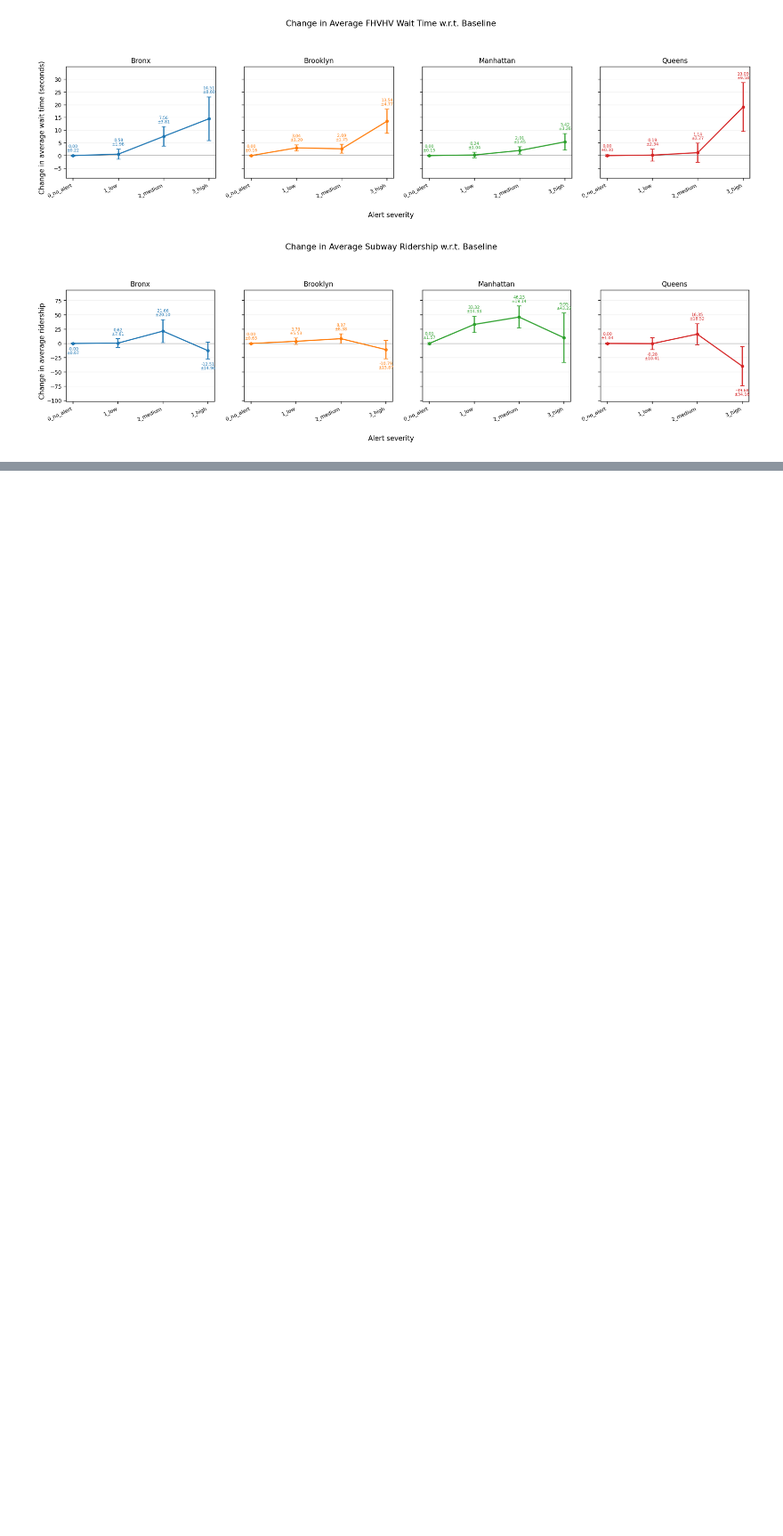
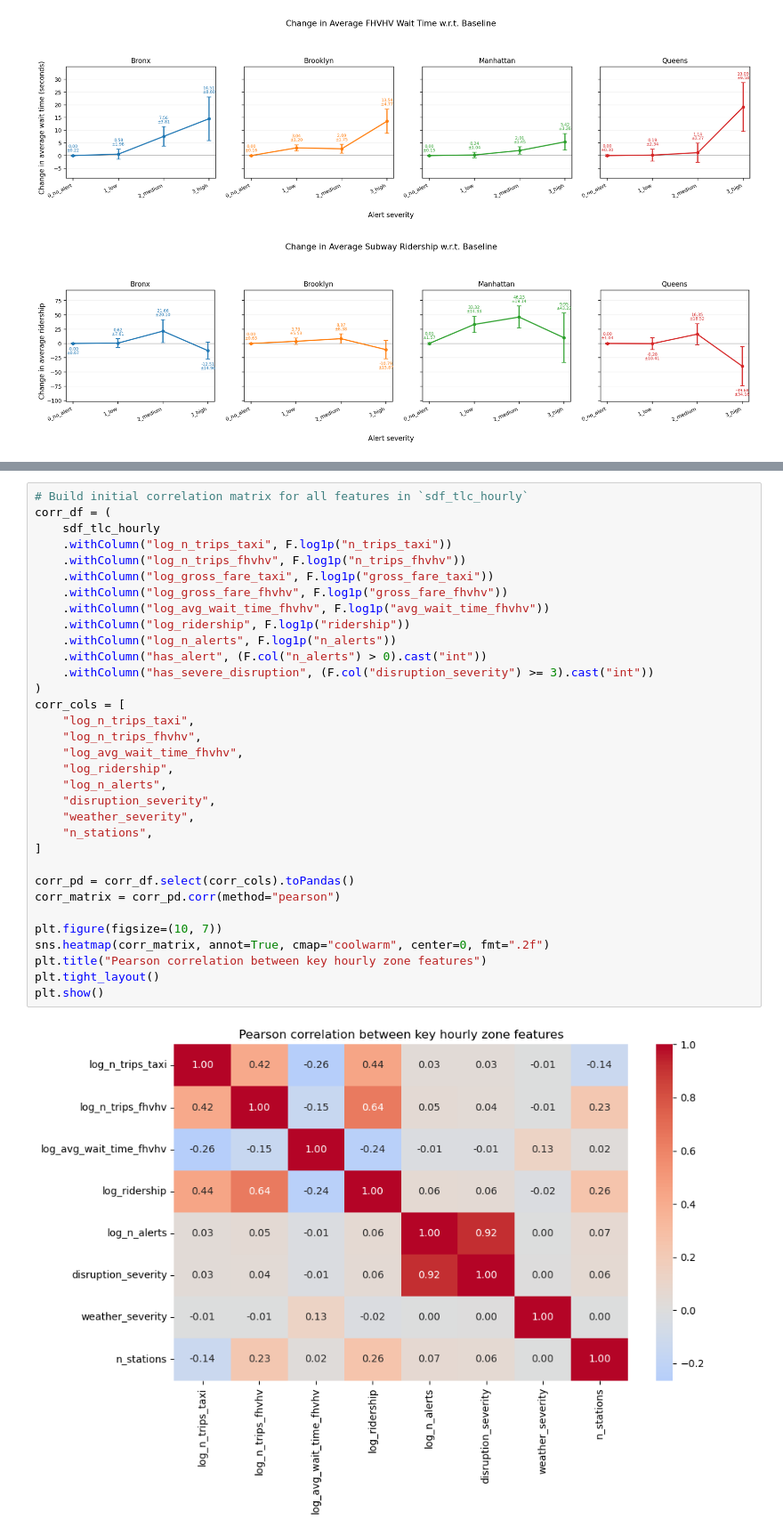
Before and after one commit to hannimeee/nyc_taxi_demand_response, a Jupyter notebook: code/04_exploratory_analysis.ipynb, the cells around one changed output, grey strips where cells are left out. Shown at 89% size. Drawn from its saved outputs; the diff is of its cells as text; blank space fills up the shorter version.

```diff
--- a/code/04_exploratory_analysis.ipynb
+++ b/code/04_exploratory_analysis.ipynb
@@ -1084,0 +1099,35 @@ Visually, there is clear interaction between how the effect of alert severity on
+# %%
+# Build initial correlation matrix for all features in `sdf_tlc_hourly`
+corr_df = (
+    sdf_tlc_hourly
+    .withColumn("log_n_trips_taxi", F.log1p("n_trips_taxi"))
+    .withColumn("log_n_trips_fhvhv", F.log1p("n_trips_fhvhv"))
+    .withColumn("log_gross_fare_taxi", F.log1p("gross_fare_taxi"))
+    .withColumn("log_gross_fare_fhvhv", F.log1p("gross_fare_fhvhv"))
+    .withColumn("log_avg_wait_time_fhvhv", F.log1p("avg_wait_time_fhvhv"))
+    .withColumn("log_ridership", F.log1p("ridership"))
+    .withColumn("log_n_alerts", F.log1p("n_alerts"))
+    .withColumn("has_alert", (F.col("n_alerts") > 0).cast("int"))
+    .withColumn("has_severe_disruption", (F.col("disruption_severity") >= 3).cast("int"))
+)
+corr_cols = [
+    "log_n_trips_taxi",
+    "log_n_trips_fhvhv",
+    "log_avg_wait_time_fhvhv",
+    "log_ridership",
+    "log_n_alerts",
+    "disruption_severity",
+    "weather_severity",
+    "n_stations",
+]
+
+corr_pd = corr_df.select(corr_cols).toPandas()
+corr_matrix = corr_pd.corr(method="pearson")
+
+plt.figure(figsize=(10, 7))
+sns.heatmap(corr_matrix, annot=True, cmap="coolwarm", center=0, fmt=".2f")
+plt.title("Pearson correlation between key hourly zone features")
+plt.tight_layout()
+plt.show()
+# %% [output]
+[figure, added]
```
Also changed, not shown: parts of 22 cells of this notebook.
